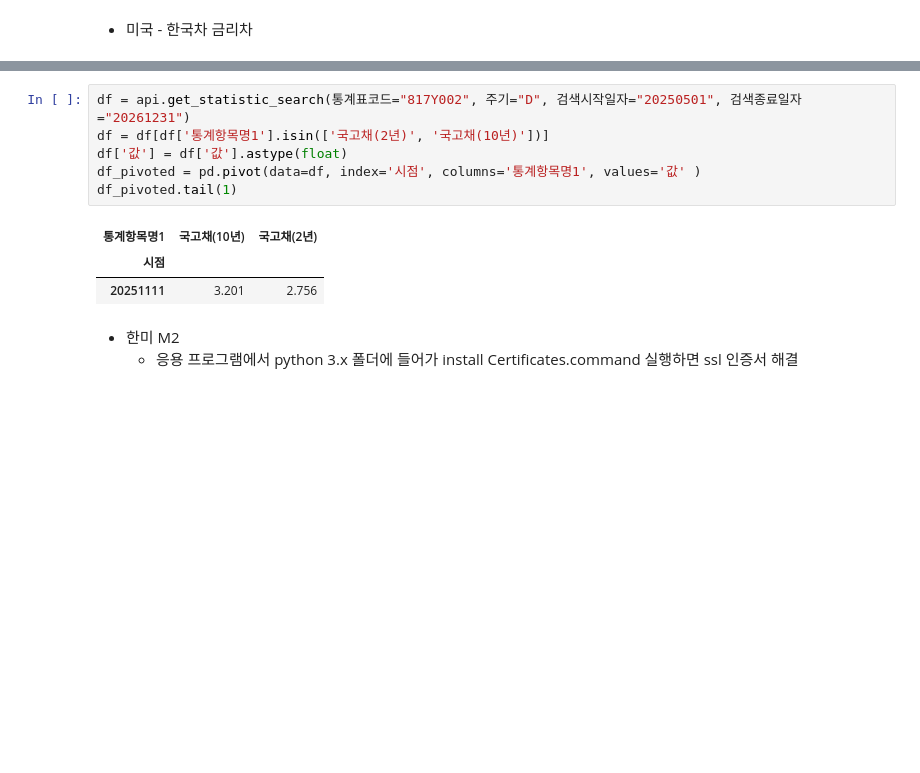
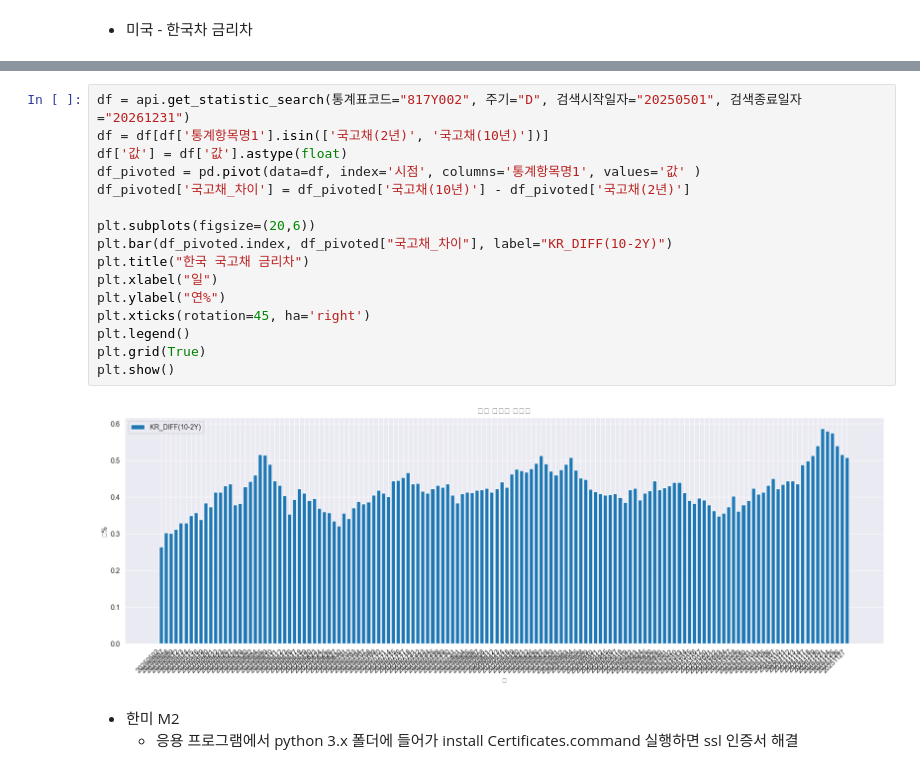
Before and after one commit to cbyangel/MacroEconomy, a Jupyter notebook: notebooks/6.환율.ipynb, the cells around one changed output, grey strips where cells are left out. Cells and saved outputs as stored; diff of their text form; blank space fills up the shorter version.

```diff
--- a/notebooks/6.환율.ipynb
+++ b/notebooks/6.환율.ipynb
@@ -492,13 +500,21 @@ merged.tail(1)
 # %%
 df = api.get_statistic_search(통계표코드="817Y002", 주기="D", 검색시작일자="20250501", 검색종료일자="20261231")
 df = df[df['통계항목명1'].isin(['국고채(2년)', '국고채(10년)'])]
 df['값'] = df['값'].astype(float)
 df_pivoted = pd.pivot(data=df, index='시점', columns='통계항목명1', values='값' )
-df_pivoted.tail(1)
+df_pivoted['국고채_차이'] = df_pivoted['국고채(10년)'] - df_pivoted['국고채(2년)']
+
+plt.subplots(figsize=(20,6))
+plt.bar(df_pivoted.index, df_pivoted["국고채_차이"], label="KR_DIFF(10-2Y)")
+plt.title("한국 국고채 금리차")
+plt.xlabel("일")
+plt.ylabel("연%")
+plt.xticks(rotation=45, ha='right')
+plt.legend()
+plt.grid(True)
+plt.show()
 # %% [output]
-| 통계항목명1 | 국고채(10년) | 국고채(2년) |
-| 시점 |  |  |
-| 20251111 | 3.201 | 2.756 |
+[figure, added]
 # %% [markdown]
 - 한미 M2
     + 응용 프로그램에서 python 3.x 폴더에 들어가 install Certificates.command 실행하면 ssl 인증서 해결
```
Also changed, not shown: parts of 9 cells of this notebook, 4 other files.
